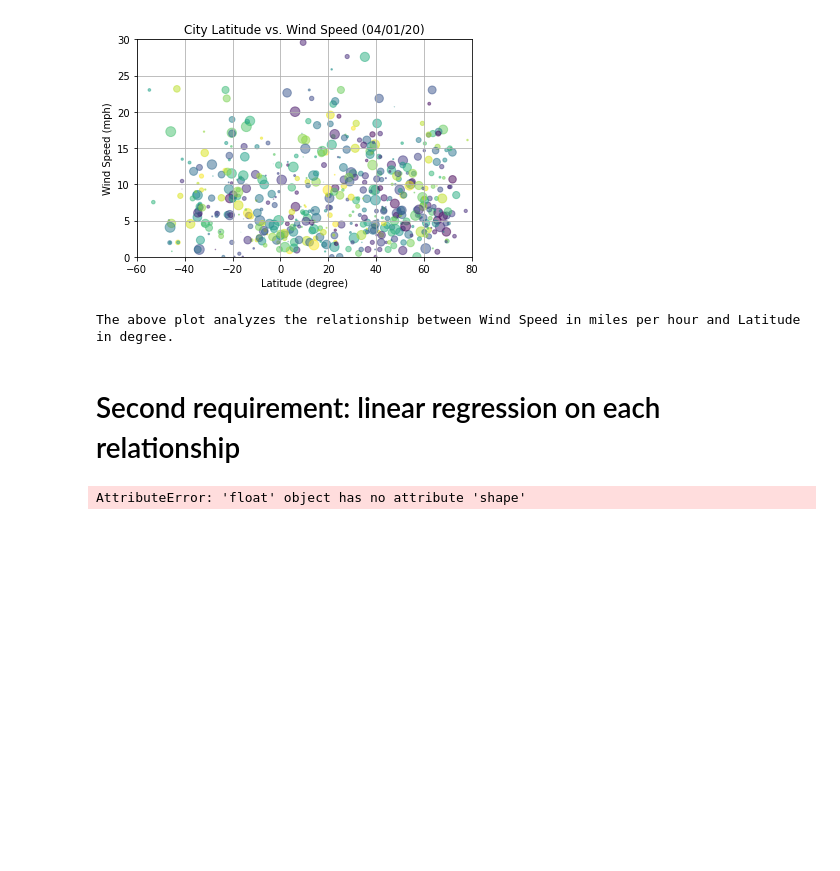
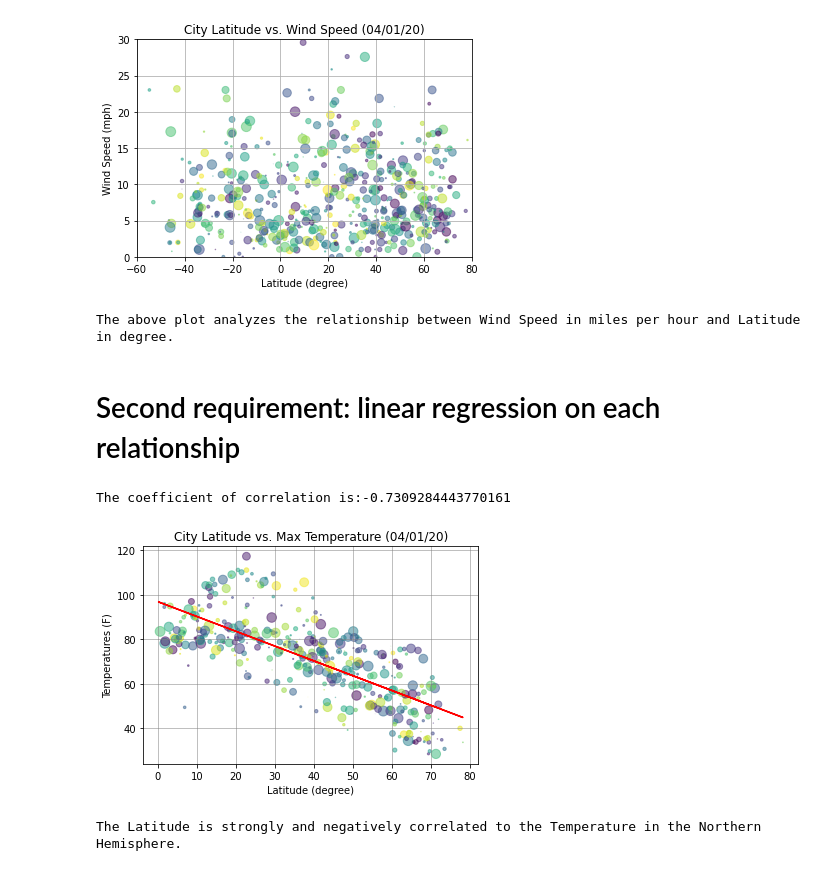
Before and after one commit to davro76/Python_API_Challenge, a Jupyter notebook: WeatherPy/weatherpy.ipynb, the cells around one changed output. Saved outputs shown, nothing was run; the diff lists cells and outputs as text; code cells hidden in the pictures; blank space fills up the shorter version.

Commit message:
Python API Challenge

```diff
--- a/WeatherPy/weatherpy.ipynb
+++ b/WeatherPy/weatherpy.ipynb
@@ -253,21 +253,53 @@ The above plot analyzes the relationship between Wind Speed in miles per hour an
 NorthernHemisphere = weather_df[weather_df["Lat"]>=0]
 
 SouthernHemisphere = weather_df[weather_df["Lat"]<0]
-# %%
-# Northern Hemisphere - Temperature (F) vs. Latitude plot
-
-x = int(round(NorthernHemisphere["Lat"]))
-y = NorthernHemisphere["Max Temp"]
-
-slope, intercept, r, p, std_err = stats.linregress(x, y)
-
-def myfunc(x):
-  return slope * x + intercept
-
-mymodel = list(map(myfunc, x))
-
-plt.scatter(x, y)
-plt.plot(x, mymodel)
-plt.show()
-# %% [output]
-AttributeError: 'float' object has no attribute 'shape'
+# %%
+# Create two arrays that represent Latitude and Temperature
+x = NorthernHemisphere["Lat"]
+y = NorthernHemisphere["Max Temp"]
+
+# Define a model to calculate some important indicators
+slope, intercept, r, p, std_err  = stats.linregress(x, y)
+
+# define the regression function
+def regression(x):
+  return slope * x + intercept
+
+linear_regression = list(map(regression, x))
+
+# Size of the NorthernHemisphere dataset
+N = 396
+
+# Defining area and color for each point in the scatterplot
+colors = np.random.rand(N)
+area = (10 * np.random.rand(N))**2
+
+ # Scatterplot
+plt.scatter(x, y,s=area, c=colors, alpha=0.5)
+
+# x-axis title
+plt.xlabel("Latitude (degree)")
+
+#y-axis title
+plt.ylabel("Temperatures (F)")
+
+# Graph title
+plt.title("City Latitude vs. Max Temperature (04/01/20)")
+
+# Adding a customize grid
+plt.grid(color="gray", linestyle="-", linewidth=0.5)
+
+# Drawing a customize line of regression  in the plot
+plt.plot(x, linear_regression, color="red")
+
+# display r and the scatterplot
+print(f"The coefficient of correlation is:{r}")
+plt.savefig("/Users/rodneydavermann/Desktop/Python_api_Challenge/OutputData/LatitudeTemperature_reg.png")
+plt.show()
+
+# Explanation of r
+print("The Latitude is strongly and negatively correlated to the Temperature in the Northern Hemisphere.")
+# %% [output]
+The coefficient of correlation is:-0.7309284443770161
+[figure, added]
+The Latitude is strongly and negatively correlated to the Temperature in the Northern Hemisphere.
```
Also changed, not shown: 2 other files.
